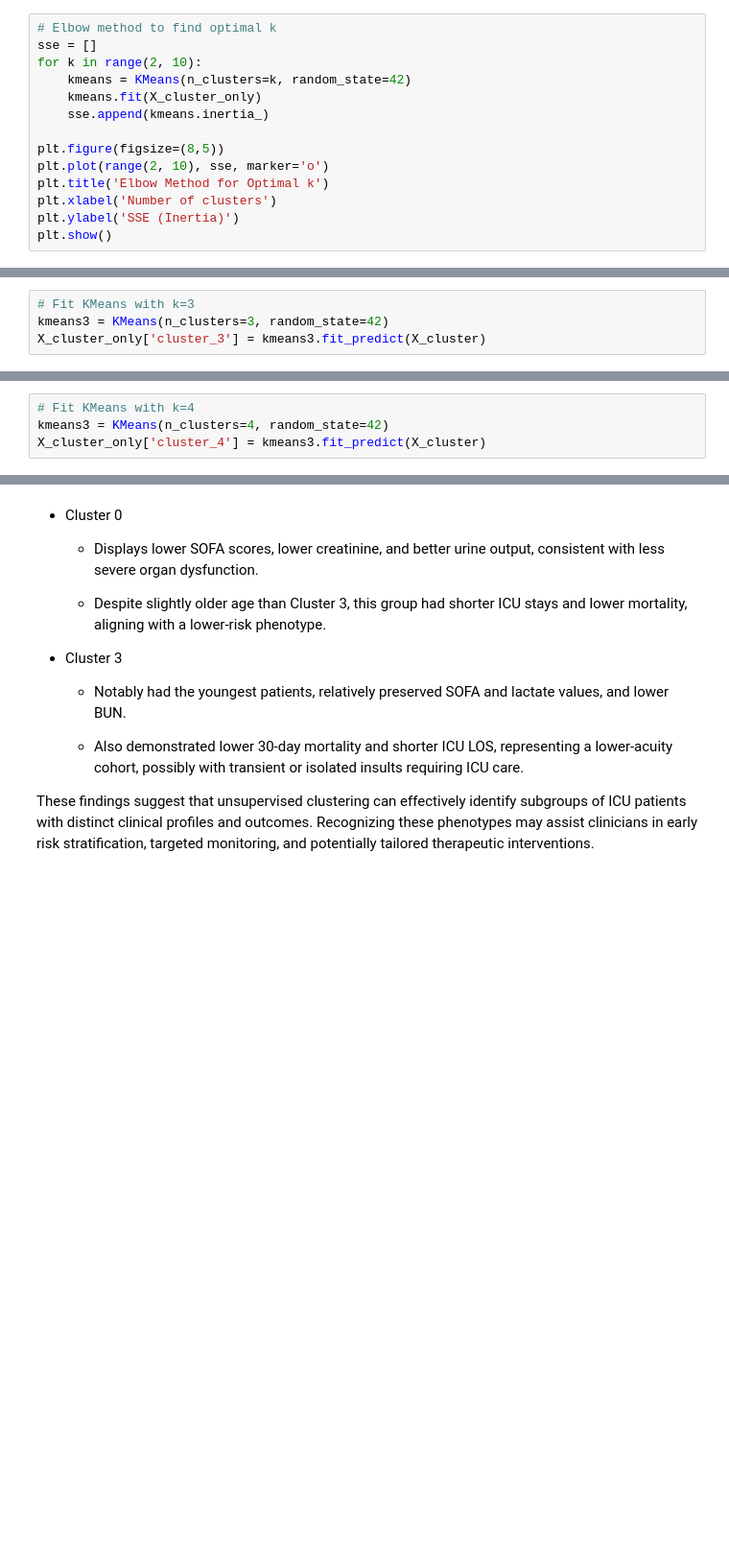
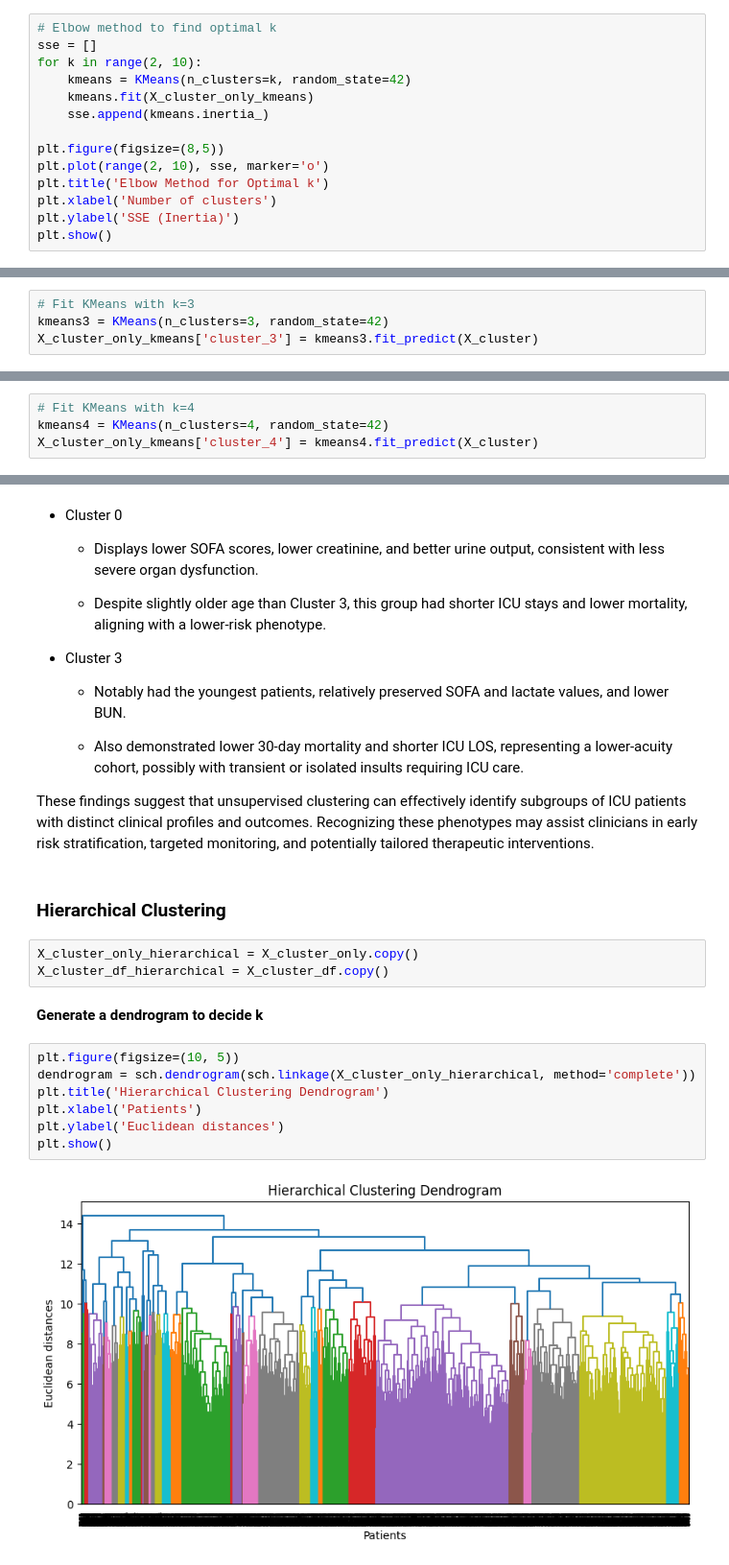
Before and after one commit to Edenshmuel/MIMIC_ICU_Prediction_and_Clustering, a Jupyter notebook: Clustering.ipynb, the cells around one changed output, grey strips where cells are left out. Shown at 96% size. Drawn from its saved outputs; the diff is of its cells as text; blank space fills up the shorter version.

```diff
--- a/Clustering.ipynb
+++ b/Clustering.ipynb
@@ -92,7 +111,7 @@ X_cluster_only = X_cluster_df.drop(columns=['thirtyday_expire_flag', 'icu_los'])
 sse = []
 for k in range(2, 10):
     kmeans = KMeans(n_clusters=k, random_state=42)
-    kmeans.fit(X_cluster_only)
+    kmeans.fit(X_cluster_only_kmeans)
     sse.append(kmeans.inertia_)
 
 plt.figure(figsize=(8,5))
@@ -124,13 +143,13 @@ Given the small differences in silhouette scores between k=3 and k=4, and the ex
 # %%
 # Fit KMeans with k=3
 kmeans3 = KMeans(n_clusters=3, random_state=42)
-X_cluster_only['cluster_3'] = kmeans3.fit_predict(X_cluster)
+X_cluster_only_kmeans['cluster_3'] = kmeans3.fit_predict(X_cluster)
 # %% [markdown]
 **Fit the final models for k=4**
 # %%
 # Fit KMeans with k=4
-kmeans3 = KMeans(n_clusters=4, random_state=42)
-X_cluster_only['cluster_4'] = kmeans3.fit_predict(X_cluster)
+kmeans4 = KMeans(n_clusters=4, random_state=42)
+X_cluster_only_kmeans['cluster_4'] = kmeans4.fit_predict(X_cluster)
 # %% [markdown]
 **Summarize clusters**
 # %% [markdown]
@@ -607,3 +623,19 @@ Our analysis revealed four distinct clusters of ICU patients based on key clinic
     - Also demonstrated lower 30-day mortality and shorter ICU LOS, representing a lower-acuity cohort, possibly with transient or isolated insults requiring ICU care.
 
 These findings suggest that unsupervised clustering can effectively identify subgroups of ICU patients with distinct clinical profiles and outcomes. Recognizing these phenotypes may assist clinicians in early risk stratification, targeted monitoring, and potentially tailored therapeutic interventions.
+# %% [markdown]
+### Hierarchical Clustering
+# %%
+X_cluster_only_hierarchical = X_cluster_only.copy()
+X_cluster_df_hierarchical = X_cluster_df.copy()
+# %% [markdown]
+**Generate a dendrogram to decide k**
+# %%
+plt.figure(figsize=(10, 5))
+dendrogram = sch.dendrogram(sch.linkage(X_cluster_only_hierarchical, method='complete'))
+plt.title('Hierarchical Clustering Dendrogram')
+plt.xlabel('Patients')
+plt.ylabel('Euclidean distances')
+plt.show()
+# %% [output]
+[figure, added]
```
Also changed, not shown: parts of 75 cells of this notebook.
